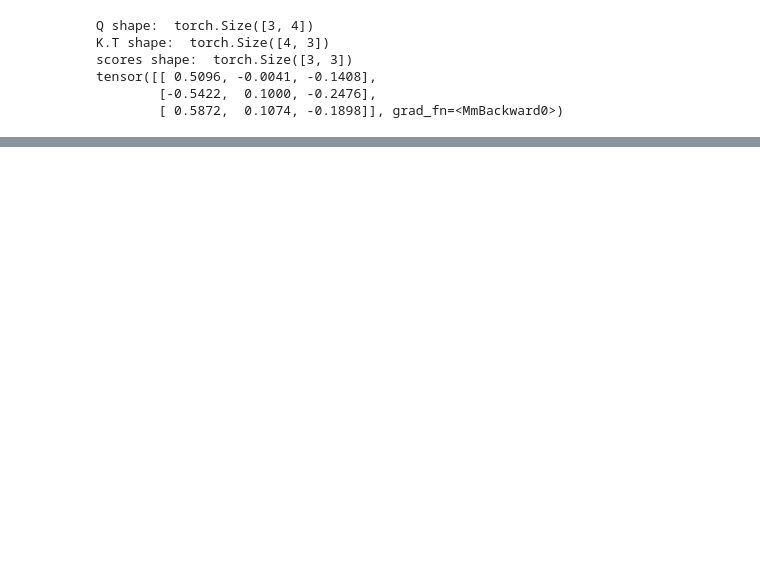
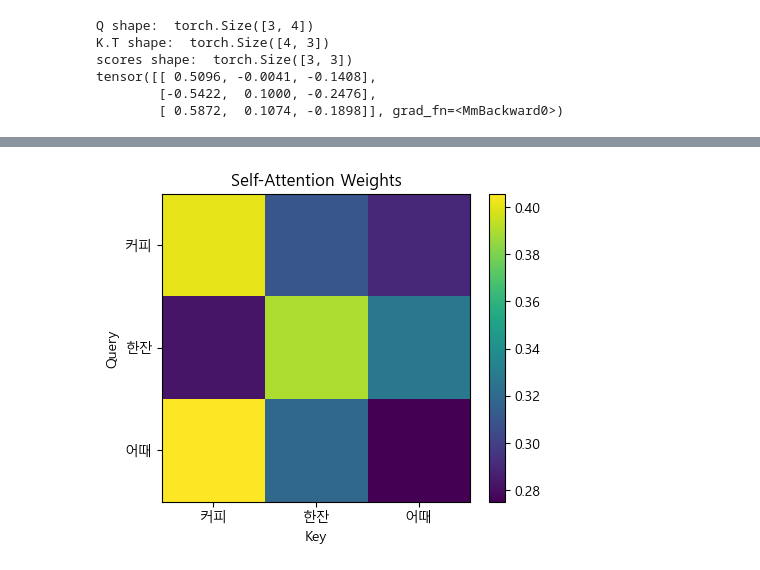
Before and after one commit to harwoon/12_NLP, a Jupyter notebook: 4_트랜스포머.ipynb, the cells around one changed output, grey strips where cells are left out. Saved outputs shown, nothing was run; the diff lists cells and outputs as text; code cells hidden in the pictures; blank space fills up the shorter version.

```diff
--- a/4_트랜스포머.ipynb
+++ b/4_트랜스포머.ipynb
@@ -164,0 +207,9 @@ tensor([[ 0.5096, -0.0041, -0.1408],
+# %%
+import math
+
+d_k = K.size(-1)
+scaled_scores = scores / math.sqrt(d_k)
+
+print("d_k: ",d_k)
+print("sqrt(d_k): ",math.sqrt(d_k))
+print(scaled_scores)
@@ -164,0 +228,6 @@ tensor([[ 0.5096, -0.0041, -0.1408],
+# %%
+attention_weights = torch.softmax(scaled_scores, dim=-1)
+
+print("Attention Weights")
+print(attention_weights)
+print(attention_weights.sum(dim=-1)) # 현재 2차원 축. dim=-1이면 행 기준
@@ -164,0 +258,7 @@ tensor([[ 0.5096, -0.0041, -0.1408],
+# %%
+output = attention_weights @ V
+
+print("V shape: ", V.shape)
+print("attention_weights shape: ", attention_weights.shape)
+print("output shape: ", output.shape)
+print(output)
@@ -164,0 +419,17 @@ tensor([[ 0.5096, -0.0041, -0.1408],
+# %%
+plt.rcParams['font.family'] = 'Malgun Gothic'
+# %%
+# 밝거나 큰 값을 가진 위치일수록 해당 Query가 해당 Key를 더 많이 참고
+weights_np = weights.detach().cpu().numpy()
+
+plt.figure(figsize=(5, 4))
+plt.imshow(weights_np)
+plt.xticks(range(len(token)), token)
+plt.yticks(range(len(token)), token)
+plt.xlabel("Key")
+plt.ylabel("Query")
+plt.title("Self-Attention Weights")
+plt.colorbar()
+plt.show()
+# %% [output]
+[figure, added]
```
Also changed, not shown: parts of 52 cells of this notebook, 5 other files.
